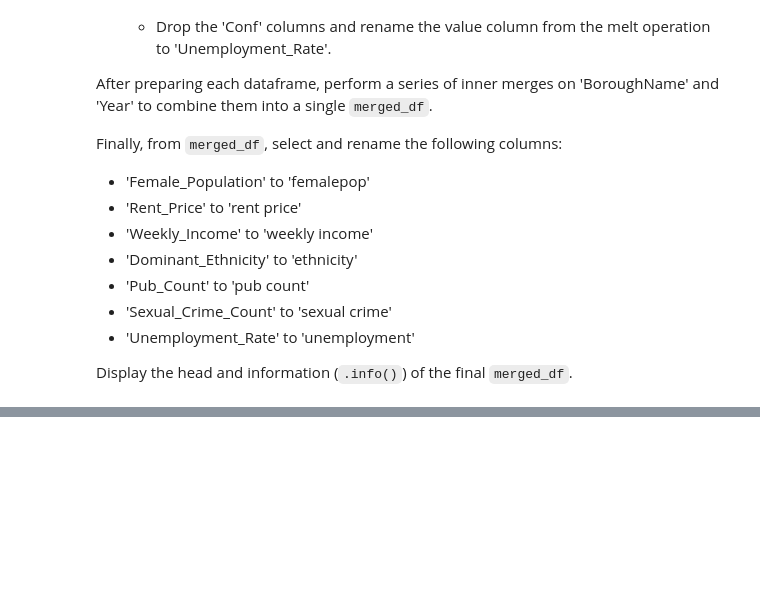
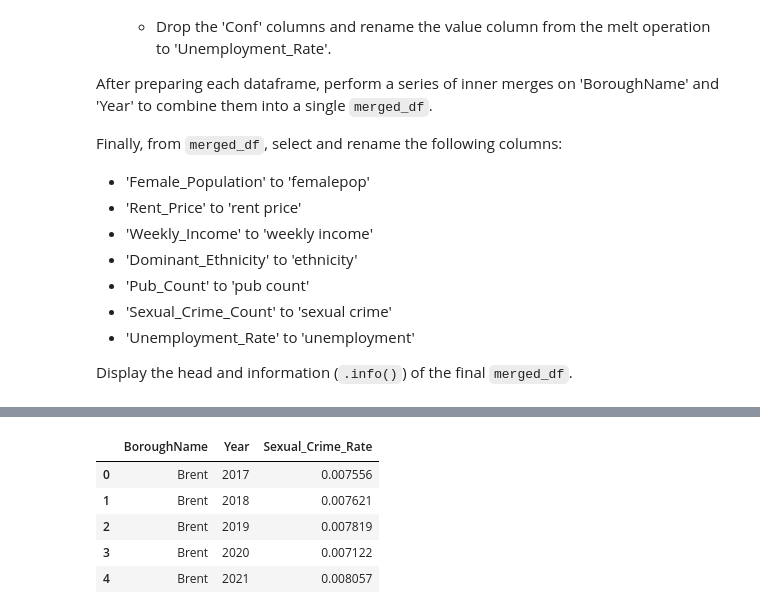
Before and after one commit to greypen2006/Final_Project, a Jupyter notebook: N3. Merge.ipynb, the cells around one changed output, grey strips where cells are left out. Cells and saved outputs as stored; diff of their text form; code cells hidden in the pictures; blank space fills up the shorter version.

```diff
--- a/N3. Merge.ipynb
+++ b/N3. Merge.ipynb
@@ -229,5 +271,12 @@ pub_df_melted.head()
 # %%
-# Group by BoroughName and Year as these are the constants throughout the dfs, summing the crime rate for each group
-sexual_crime_df_agg = sexual_crime_df.groupby(['BoroughName', 'Year'])['CrimeRate'].sum().reset_index()
+# Group by BoroughName and Year as these are the constants throughout the dfs, averaging the crime rate for each group
+sexual_crime_df_agg = sexual_crime_df.groupby(['BoroughName', 'Year'])['CrimeRate'].mean().reset_index()
 sexual_crime_df_agg = sexual_crime_df_agg.rename(columns={'CrimeRate': 'Sexual_Crime_Rate'})
 sexual_crime_df_agg.head()
+# %% [output]
+|  | BoroughName | Year | Sexual_Crime_Rate |
+| 0 | Brent | 2017 | 0.007556 |
+| 1 | Brent | 2018 | 0.007621 |
+| 2 | Brent | 2019 | 0.007819 |
+| 3 | Brent | 2020 | 0.007122 |
+| 4 | Brent | 2021 | 0.008057 |
```
Also changed, not shown: parts of 23 cells of this notebook.
